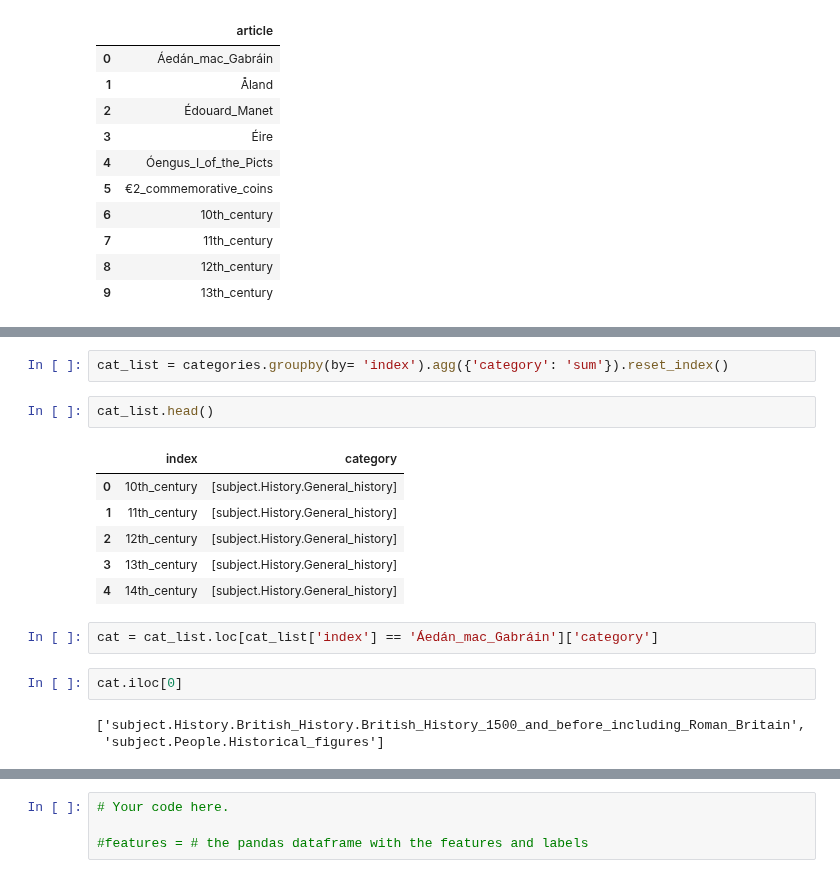
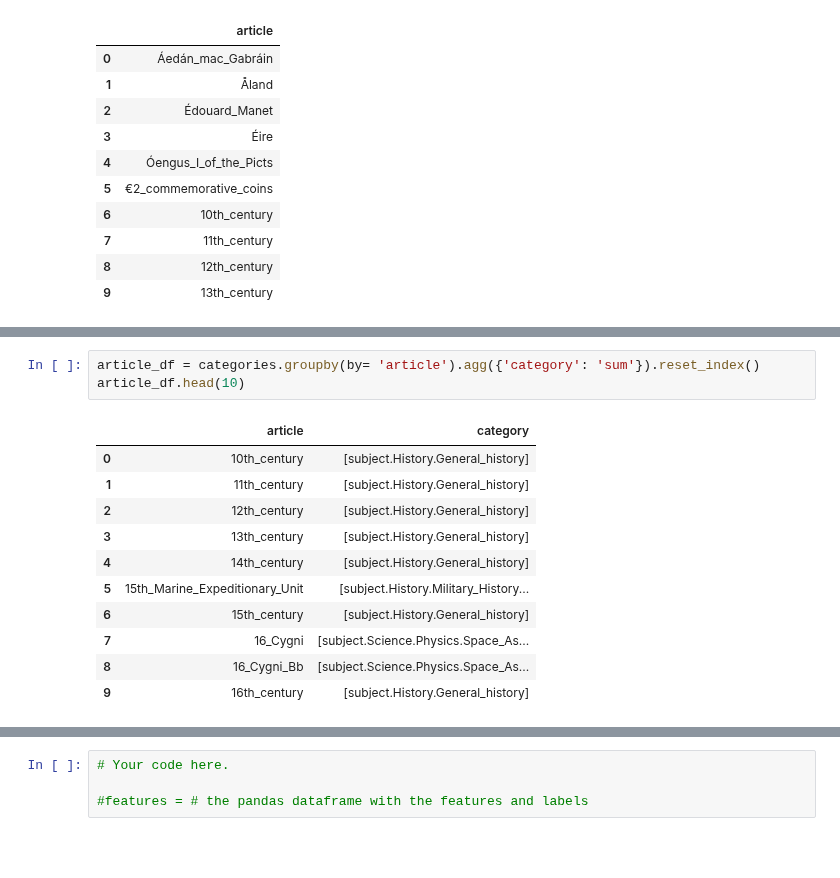
Before and after one commit to isabelaconstantin/wikinet, a Jupyter notebook: milestone1/1_network_properties.ipynb, the cells around one changed output, grey strips where cells are left out. Saved outputs shown, nothing was run; the diff lists cells and outputs as text; blank space fills up the shorter version.

```diff
--- a/milestone1/1_network_properties.ipynb
+++ b/milestone1/1_network_properties.ipynb
@@ -76,20 +88,17 @@ categories.head()
 | 3 | Åland | [subject.Geography.European_Geogr... |
 | 4 | Édouard_Manet | [subject.People.Artists] |
 # %%
-cat_list = categories.groupby(by= 'index').agg({'category': 'sum'}).reset_index()
+article_df = categories.groupby(by= 'article').agg({'category': 'sum'}).reset_index()
+article_df.head(10)
+# %% [output]
+|  | article | category |
+| 0 | 10th_century | [subject.History.General_history] |
+| 1 | 11th_century | [subject.History.General_history] |
+| 2 | 12th_century | [subject.History.General_history] |
+| 3 | 13th_century | [subject.History.General_history] |
+| 4 | 14th_century | [subject.History.General_history] |
+| 5 | 15th_Marine_Expeditionary_Unit | [subject.History.Military_History... |
+| 6 | 15th_century | [subject.History.General_history] |
+| 7 | 16_Cygni | [subject.Science.Physics.Space_As... |
+| 8 | 16_Cygni_Bb | [subject.Science.Physics.Space_As... |
+| 9 | 16th_century | [subject.History.General_history] |
-# %%
-cat_list.head()
-# %% [output]
-|  | index | category |
-| 0 | 10th_century | [subject.History.General_history] |
-| 1 | 11th_century | [subject.History.General_history] |
-| 2 | 12th_century | [subject.History.General_history] |
-| 3 | 13th_century | [subject.History.General_history] |
-| 4 | 14th_century | [subject.History.General_history] |
-# %%
-cat = cat_list.loc[cat_list['index'] == 'Áedán_mac_Gabráin']['category']
-# %%
-cat.iloc[0]
-# %% [output]
-['subject.History.British_History.British_History_1500_and_before_including_Roman_Britain',
- 'subject.People.Historical_figures']
```
Also changed, not shown: parts of 10 cells of this notebook.
